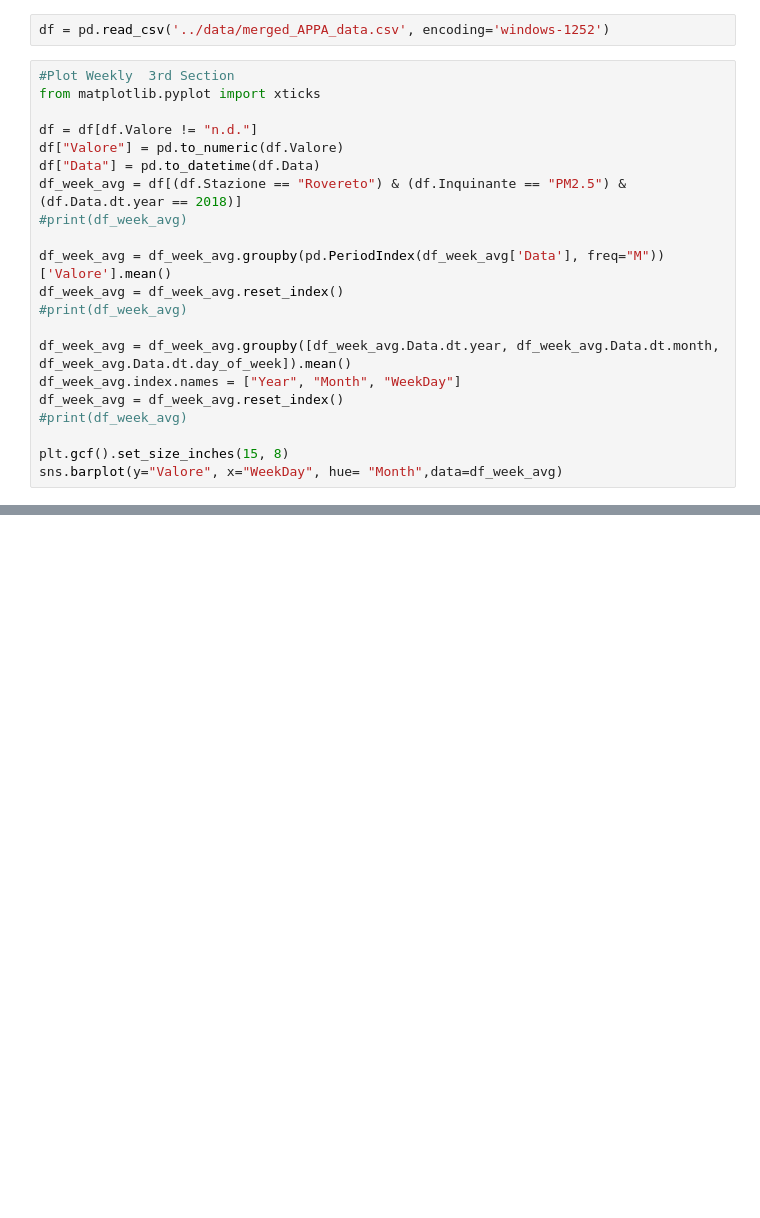
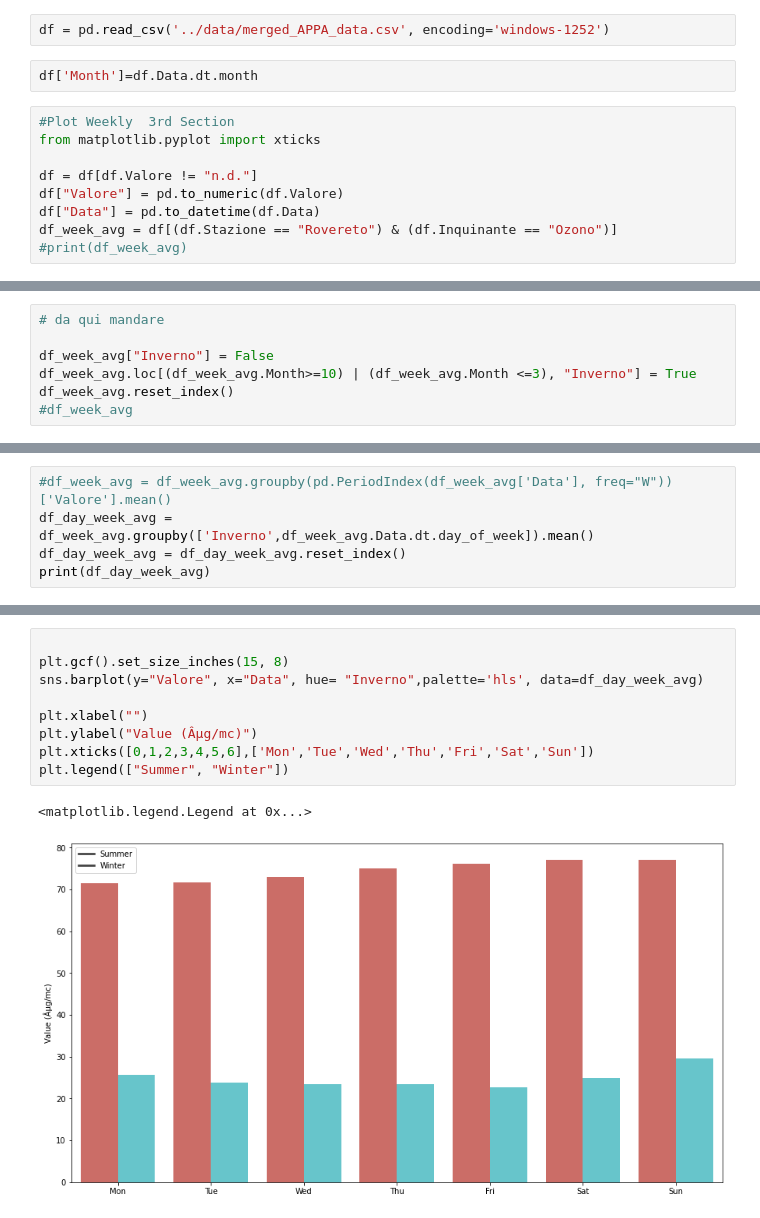
Before and after one commit to WebValley2022/webvalley-dashboard, a Jupyter notebook: 3rd Section Plots/WeeklyPlot.ipynb, the cells around one changed output, grey strips where cells are left out. Saved outputs shown, nothing was run; the diff lists cells and outputs as text; blank space fills up the shorter version.

Commit message:
final plots section 3-valeria

```diff
--- a/3rd Section Plots/WeeklyPlot.ipynb
+++ b/3rd Section Plots/WeeklyPlot.ipynb
@@ -5,6 +6,8 @@ from matplotlib import pyplot as plt
 import seaborn as sns
 # %%
 df = pd.read_csv('../data/merged_APPA_data.csv', encoding='windows-1252')
+# %%
+df['Month']=df.Data.dt.month
 # %%
 #Plot Weekly  3rd Section
 from matplotlib.pyplot import xticks
@@ -12,17 +15,5 @@ from matplotlib.pyplot import xticks
 df = df[df.Valore != "n.d."]
 df["Valore"] = pd.to_numeric(df.Valore)
 df["Data"] = pd.to_datetime(df.Data)
-df_week_avg = df[(df.Stazione == "Rovereto") & (df.Inquinante == "PM2.5") & (df.Data.dt.year == 2018)]
+df_week_avg = df[(df.Stazione == "Rovereto") & (df.Inquinante == "Ozono")]
 #print(df_week_avg)
-
-df_week_avg = df_week_avg.groupby(pd.PeriodIndex(df_week_avg['Data'], freq="M"))['Valore'].mean()
-df_week_avg = df_week_avg.reset_index()
-#print(df_week_avg)
-
-df_week_avg = df_week_avg.groupby([df_week_avg.Data.dt.year, df_week_avg.Data.dt.month, df_week_avg.Data.dt.day_of_week]).mean()
-df_week_avg.index.names = ["Year", "Month", "WeekDay"]
-df_week_avg = df_week_avg.reset_index()
-#print(df_week_avg)
-
-plt.gcf().set_size_inches(15, 8)
-sns.barplot(y="Valore", x="WeekDay", hue= "Month",data=df_week_avg)
@@ -31,0 +20,7 @@ sns.barplot(y="Valore", x="WeekDay", hue= "Month",data=df_week_avg)
+# %%
+# da qui mandare
+
+df_week_avg["Inverno"] = False
+df_week_avg.loc[(df_week_avg.Month>=10) | (df_week_avg.Month <=3), "Inverno"] = True
+df_week_avg.reset_index()
+#df_week_avg
@@ -31,0 +46,5 @@ sns.barplot(y="Valore", x="WeekDay", hue= "Month",data=df_week_avg)
+# %%
+#df_week_avg = df_week_avg.groupby(pd.PeriodIndex(df_week_avg['Data'], freq="W"))['Valore'].mean()
+df_day_week_avg = df_week_avg.groupby(['Inverno',df_week_avg.Data.dt.day_of_week]).mean()
+df_day_week_avg = df_day_week_avg.reset_index()
+print(df_day_week_avg)
@@ -31,0 +67,12 @@ sns.barplot(y="Valore", x="WeekDay", hue= "Month",data=df_week_avg)
+# %%
+
+plt.gcf().set_size_inches(15, 8)
+sns.barplot(y="Valore", x="Data", hue= "Inverno",palette='hls', data=df_day_week_avg)
+
+plt.xlabel("")
+plt.ylabel("Value (Âµg/mc)")
+plt.xticks([0,1,2,3,4,5,6],['Mon','Tue','Wed','Thu','Fri','Sat','Sun'])
+plt.legend(["Summer", "Winter"])
+# %% [output]
+<matplotlib.legend.Legend at 0x...>
+[figure, added]
```
Also changed, not shown: parts of 4 cells of this notebook, 3 other files.
